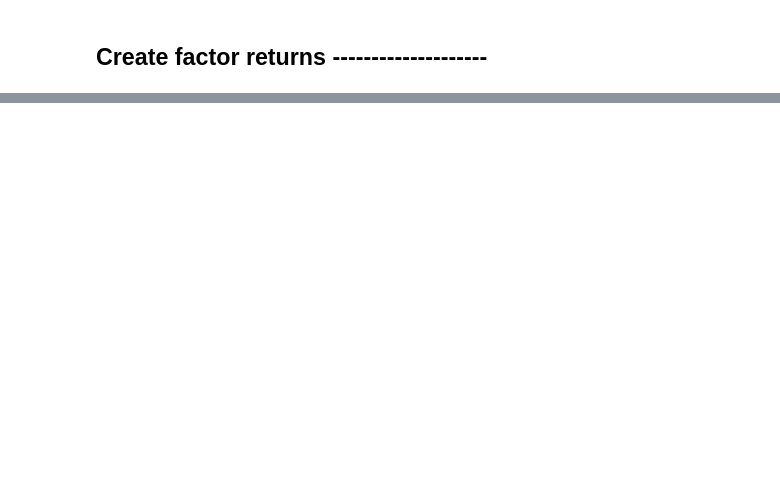
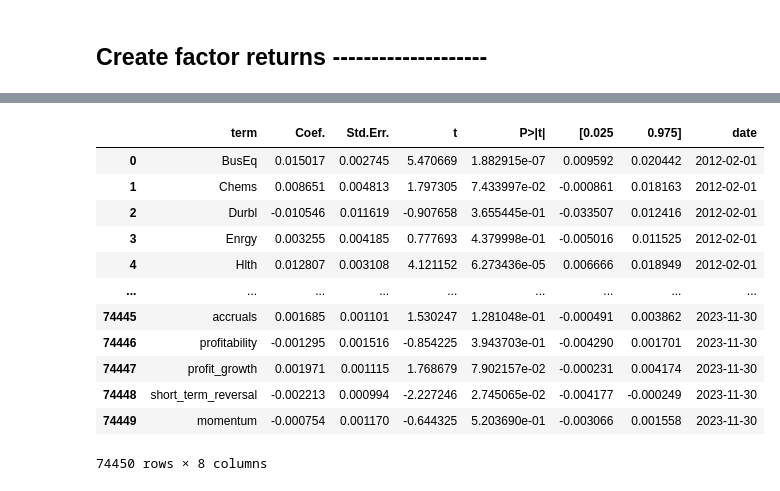
Before and after one commit to Hedegaard9/Master, a Jupyter notebook: Lokalt_test_cov_matrix_korrekt.ipynb, the cells around one changed output, grey strips where cells are left out. Drawn from its saved outputs; the diff is of its cells as text; code cells hidden in the pictures; blank space fills up the shorter version.

```diff
--- a/Lokalt_test_cov_matrix_korrekt.ipynb
+++ b/Lokalt_test_cov_matrix_korrekt.ipynb
@@ -307,7 +309,9 @@ def process_cluster_data(chars, daily, cluster_labels_path, factor_details_path)
     # Fjerne manglende værdier
     cluster_data_d.dropna(inplace=True)
 
-    return cluster_data_d
+    return cluster_data_d, ind_factors, clusters
+# %%
+cluster_data_d, ind_factors, clusters = process_cluster_data(chars, daily, file_path_cluster_labels, file_path_factor_details)
 # %%
 file_path_cluster_labels = "Data/Cluster Labels.csv"
 file_path_factor_details = "Data/Factor Details.xlsx"
@@ -372,0 +424,2 @@ Turnover w  addition/deletion rule: 33.72%
+# %%
+fct_ret_est = run_regressions_by_date(cluster_data_d, ind_factors, clusters)
@@ -372,0 +442,28 @@ Turnover w  addition/deletion rule: 33.72%
+# %%
+tidied_list = []
+
+# Iterér over rækkerne i fct_ret_est
+for _, row in fct_ret_est.iterrows():
+    # Kopier den nestede DataFrame fra kolonnen 'tidied'
+    temp_df = row['tidied'].copy()
+    # Tilføj 'date' fra den overordnede række
+    temp_df['date'] = row['date']
+    # Tilføj den til listen
+    tidied_list.append(temp_df)
+    unnested_df = pd.concat(tidied_list, ignore_index=True)
+# %%
+unnested_df
+# %% [output]
+|  | term | Coef. | Std.Err. | t | P>|t| | [0.025 | 0.975] | date |
+| 0 | BusEq | 0.015017 | 0.002745 | 5.470669 | 1.882915e-07 | 0.009592 | 0.020442 | 2012-02-01 |
+| 1 | Chems | 0.008651 | 0.004813 | 1.797305 | 7.433997e-02 | -0.000861 | 0.018163 | 2012-02-01 |
+| 2 | Durbl | -0.010546 | 0.011619 | -0.907658 | 3.655445e-01 | -0.033507 | 0.012416 | 2012-02-01 |
+| 3 | Enrgy | 0.003255 | 0.004185 | 0.777693 | 4.379998e-01 | -0.005016 | 0.011525 | 2012-02-01 |
+| 4 | Hlth | 0.012807 | 0.003108 | 4.121152 | 6.273436e-05 | 0.006666 | 0.018949 | 2012-02-01 |
+| ... | ... | ... | ... | ... | ... | ... | ... | ... |
+| 74445 | accruals | 0.001685 | 0.001101 | 1.530247 | 1.281048e-01 | -0.000491 | 0.003862 | 2023-11-30 |
+| 74446 | profitability | -0.001295 | 0.001516 | -0.854225 | 3.943703e-01 | -0.004290 | 0.001701 | 2023-11-30 |
+| 74447 | profit_growth | 0.001971 | 0.001115 | 1.768679 | 7.902157e-02 | -0.000231 | 0.004174 | 2023-11-30 |
+| 74448 | short_term_reversal | -0.002213 | 0.000994 | -2.227246 | 2.745065e-02 | -0.004177 | -0.000249 | 2023-11-30 |
+| 74449 | momentum | -0.000754 | 0.001170 | -0.644325 | 5.203690e-01 | -0.003066 | 0.001558 | 2023-11-30 |
+74450 rows × 8 columns
```
Also changed, not shown: parts of 20 cells of this notebook, 1 other file.
